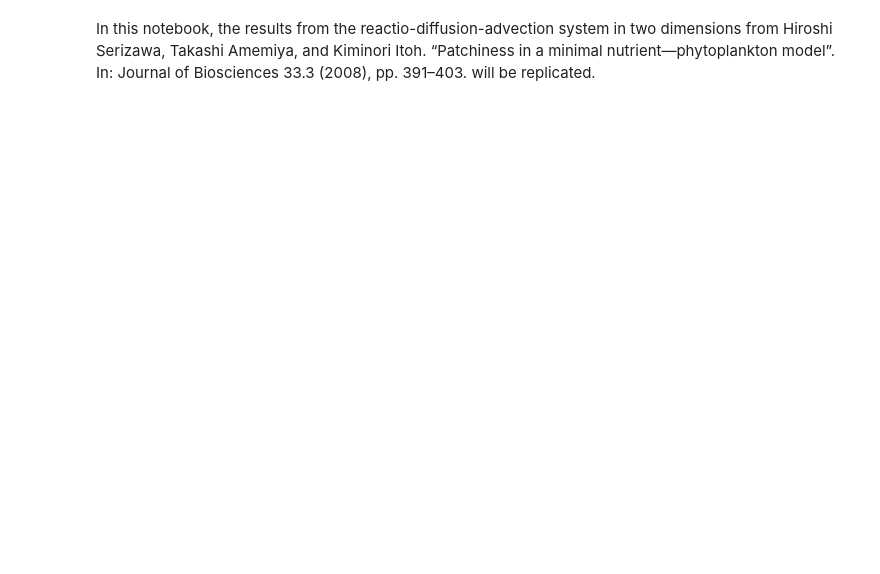
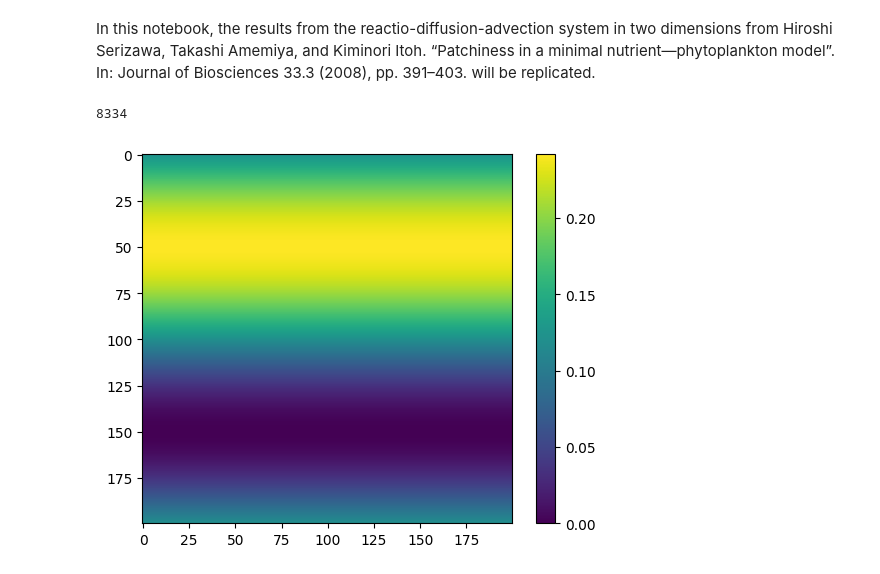
Before and after one commit to AlonsoFernandezVM/Pattern-formation-in-a-phytoplankton-population-based-on-stochastic-models-of-the-ocean-turbulence, a Jupyter notebook: notebooks/result_replication_2d.ipynb, the cells around one changed output. Saved outputs shown, nothing was run; the diff lists cells and outputs as text; code cells hidden in the pictures; blank space fills up the shorter version.

Commit message:
Added runge Kutta solver, gets the boxy results from summer project

```diff
--- a/notebooks/result_replication_2d.ipynb
+++ b/notebooks/result_replication_2d.ipynb
@@ -125,7 +159,7 @@ def dp(n, p, u, v, d, f_p, dx):
 # %%
 # Set 1
-n_0 = 5
-p_0 = 0.2
+n_0 = 4.07
+p_0 = 0.121
 i_n = 0.9
 a = 8
 m_n = 0.03
@@ -135,13 +169,13 @@ nu_max = 0.3
 r_0 = 10
 n_eddies = 100
 L = 100
-A = 0.25
+A = 1
 T = 1000
 dt = 0.12
 N = 180
 s = 1
 
-h = 2 * L / N
+dx = 2 * L / N
 # %%
 np.random.seed(26)
 # %%
@@ -160,11 +194,11 @@ psi = stream(X, Y, x_centres, y_centres, r_0, sigma)
 # %%
 u = - (np.roll(psi,-2,axis = 0) - 8 * np.roll(psi,-1,axis = 0) + \
                     8 * np.roll(psi,1,axis = 0) - np.roll(psi,2,axis = 0)) / \
-                    (12 * h)
+                    (12 * dx)
 
 v = (np.roll(psi,-2,axis = 1) - 8 * np.roll(psi,-1,axis = 1) + \
                     8 * np.roll(psi,1,axis = 1) - np.roll(psi,2,axis = 1)) / \
-                    (12 * h)
+                    (12 * dx)
 # %%
 vel_mag = np.sqrt(u**2 + v**2)
 max_vel = np.max(vel_mag)
@@ -172,3 +206,17 @@ s = nu_max / max_vel
 # %%
 u *= s
 v *= s
+# %%
+n, p = initial_conditions(2*L, 2*L, n_0, p_0, A, L)
+# %%
+t, n_list, p_list = solve_system_rk4(n, p, dt, T, u, v, d, i_n, a, m_n, f_p, dx)
+# %%
+len(n_list)
+# %% [output]
+8334
+# %%
+plt.imshow(p_list[0])
+plt.colorbar()
+plt.show()
+# %% [output]
+[figure, added]
```
Also changed, not shown: parts of 2 cells of this notebook.
